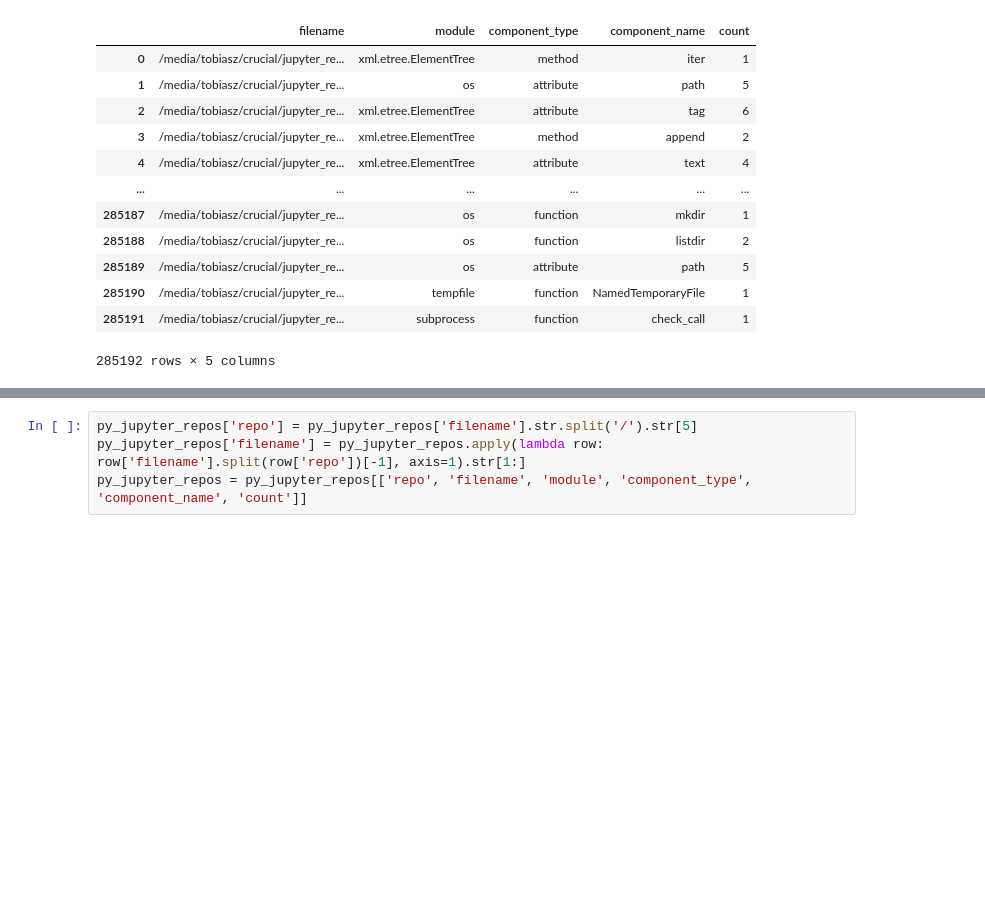
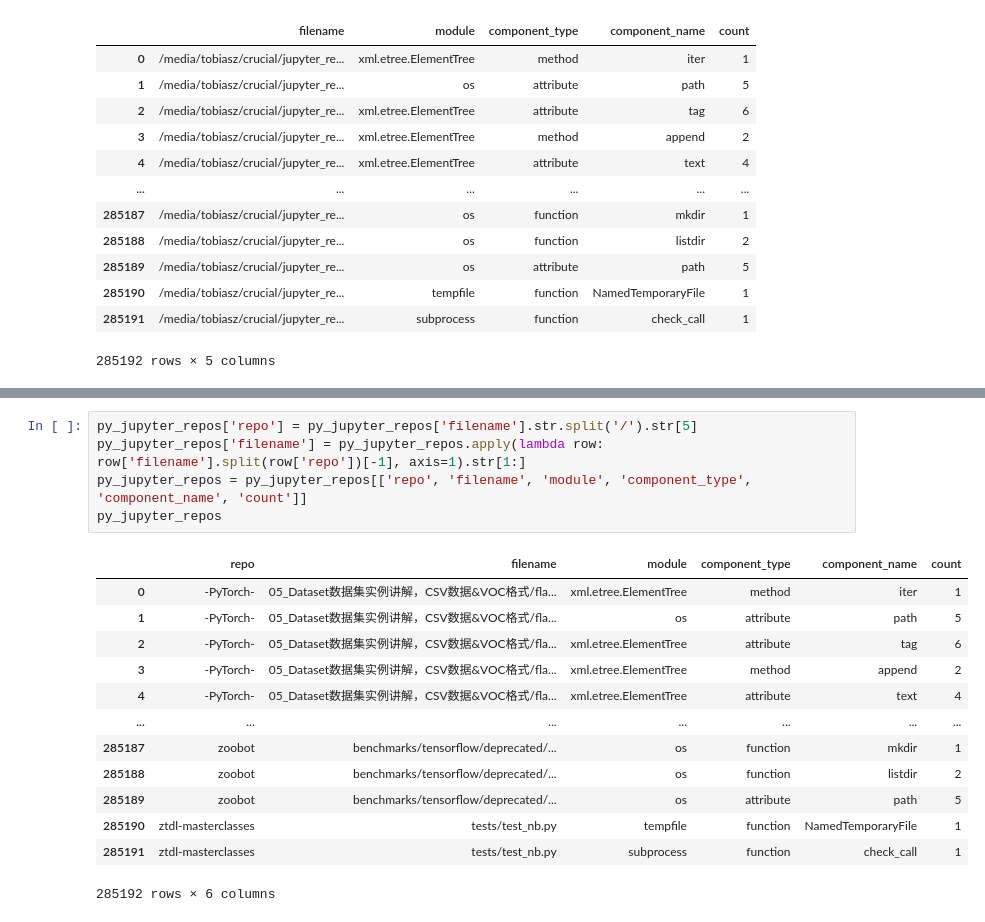
Before and after one commit to tobias-talaj/top-python-repos-analysis, a Jupyter notebook: notebooks/std_lib_analysis.ipynb, the cells around one changed output, grey strips where cells are left out. Saved outputs shown, nothing was run; the diff lists cells and outputs as text; blank space fills up the shorter version.

```diff
--- a/notebooks/std_lib_analysis.ipynb
+++ b/notebooks/std_lib_analysis.ipynb
@@ -58,4 +64,19 @@ ipynb_jupyter_repos
 # %%
 py_jupyter_repos['repo'] = py_jupyter_repos['filename'].str.split('/').str[5]
 py_jupyter_repos['filename'] = py_jupyter_repos.apply(lambda row: row['filename'].split(row['repo'])[-1], axis=1).str[1:]
 py_jupyter_repos = py_jupyter_repos[['repo', 'filename', 'module', 'component_type', 'component_name', 'count']]
+py_jupyter_repos
+# %% [output]
+|  | repo | filename | module | component_type | component_name | count |
+| 0 | -PyTorch- | 05_Dataset数据集实例讲解，CSV数据&VOC格式/fla... | xml.etree.ElementTree | method | iter | 1 |
+| 1 | -PyTorch- | 05_Dataset数据集实例讲解，CSV数据&VOC格式/fla... | os | attribute | path | 5 |
+| 2 | -PyTorch- | 05_Dataset数据集实例讲解，CSV数据&VOC格式/fla... | xml.etree.ElementTree | attribute | tag | 6 |
+| 3 | -PyTorch- | 05_Dataset数据集实例讲解，CSV数据&VOC格式/fla... | xml.etree.ElementTree | method | append | 2 |
+| 4 | -PyTorch- | 05_Dataset数据集实例讲解，CSV数据&VOC格式/fla... | xml.etree.ElementTree | attribute | text | 4 |
+| ... | ... | ... | ... | ... | ... | ... |
+| 285187 | zoobot | benchmarks/tensorflow/deprecated/... | os | function | mkdir | 1 |
+| 285188 | zoobot | benchmarks/tensorflow/deprecated/... | os | function | listdir | 2 |
+| 285189 | zoobot | benchmarks/tensorflow/deprecated/... | os | attribute | path | 5 |
+| 285190 | ztdl-masterclasses | tests/test_nb.py | tempfile | function | NamedTemporaryFile | 1 |
+| 285191 | ztdl-masterclasses | tests/test_nb.py | subprocess | function | check_call | 1 |
+285192 rows × 6 columns
```
Also changed, not shown: parts of 12 cells of this notebook, 4 other files.
